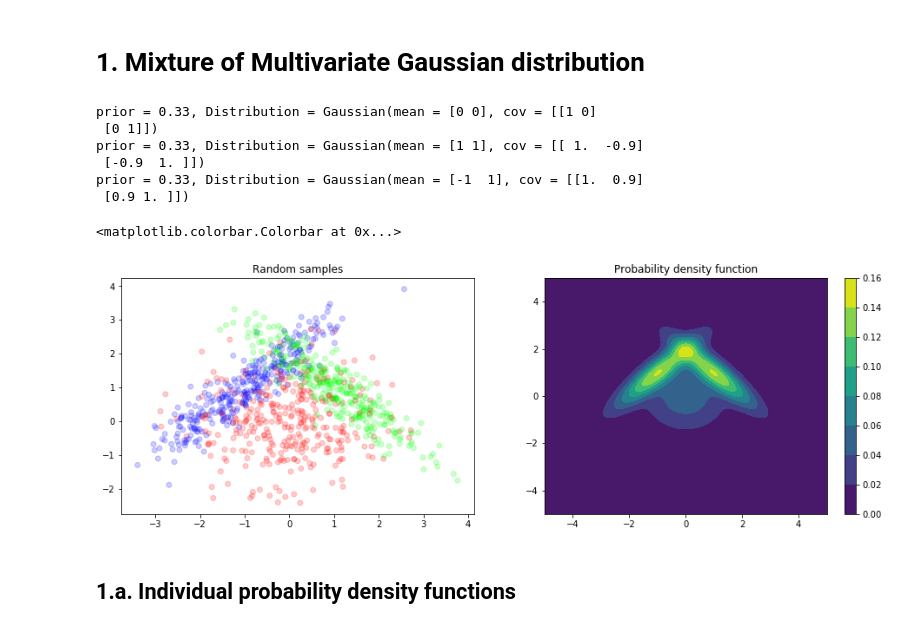
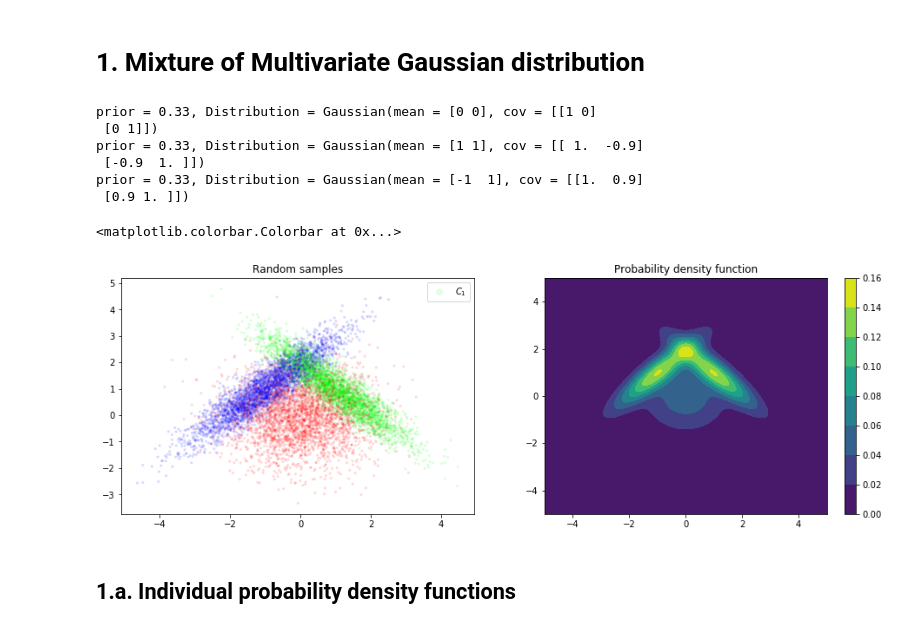
Before and after one commit to dirichletcal/experiments_neurips, a Jupyter notebook: notebooks/synthetic_data_gaussian_mixture_example.ipynb, the cells around one changed output. Cells and saved outputs as stored; diff of their text form; code cells hidden in the pictures.

```diff
--- a/notebooks/synthetic_data_gaussian_mixture_example.ipynb
+++ b/notebooks/synthetic_data_gaussian_mixture_example.ipynb
@@ -16,7 +18,7 @@ from utils.barycentric import plot_converging_lines_pvalues
 # %%
 plt.rcParams['figure.figsize'] = (16, 5)
 
-n_samples = 1000
+n_samples = 10000
 
 # Square grid precision
 grid_levels = 200
@@ -37,36 +39,38 @@ c = 0.9
 x_grid = np.linspace(-5, 5, grid_levels)
 y_grid = np.linspace(-5, 5, grid_levels)
 
 mg = MixtureDistribution(priors=prior,
                          distributions=[Gaussian([0, 0], [[1, 0], [0, 1]]),
                                         Gaussian([+a, +a], [[+b, -c], [-c, +b]]),
                                         Gaussian([-a, +a], [[+b, +c], [+c, +b]])])
 
 print(mg)
 
-x, y = mg.sample(n_samples)
+X, Y_bin = mg.sample(n_samples)
+Y = np.argmax(Y_bin, axis=1)
 
 fig = plt.figure()
 ax1 = fig.add_subplot(121)
 ax1.set_title('Random samples')
-ax1.scatter(x[:,0], x[:,1], color=y, alpha=0.2)
+ax1.scatter(X[:,0], X[:,1], s=5, color=Y_bin, alpha=0.1)
+ax1.legend([r'$C_1$', r'$C_2$', r'$C_3$'], markerscale=3., scatterpoints=1, fontsize=10)
 
 xx, yy = np.meshgrid(x_grid, y_grid)
 z = mg.pdf(np.vstack([xx.flatten(), yy.flatten()]).T)
 
 ax2 = fig.add_subplot(122)
 ax2.set_title('Probability density function')
 contour = ax2.contourf(xx, yy, z.reshape(grid_levels,grid_levels))
 fig.colorbar(contour)
 # %% [output]
 prior = 0.33, Distribution = Gaussian(mean = [0 0], cov = [[1 0]
  [0 1]])
 prior = 0.33, Distribution = Gaussian(mean = [1 1], cov = [[ 1.  -0.9]
  [-0.9  1. ]])
 prior = 0.33, Distribution = Gaussian(mean = [-1  1], cov = [[1.  0.9]
  [0.9 1. ]])
 <matplotlib.colorbar.Colorbar at 0x...>
-[figure, old version]
+[figure, new version]
 # %% [markdown]
 ## 1.a. Individual probability density functions
 # %%
```
Also changed, not shown: parts of 11 cells of this notebook.
